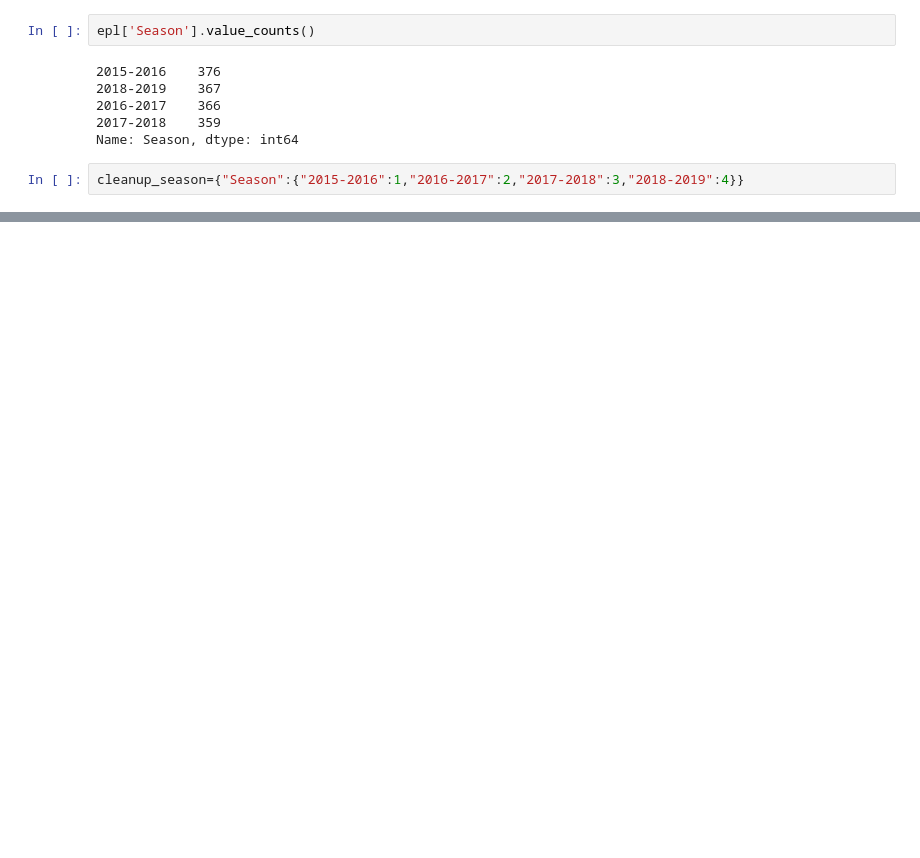
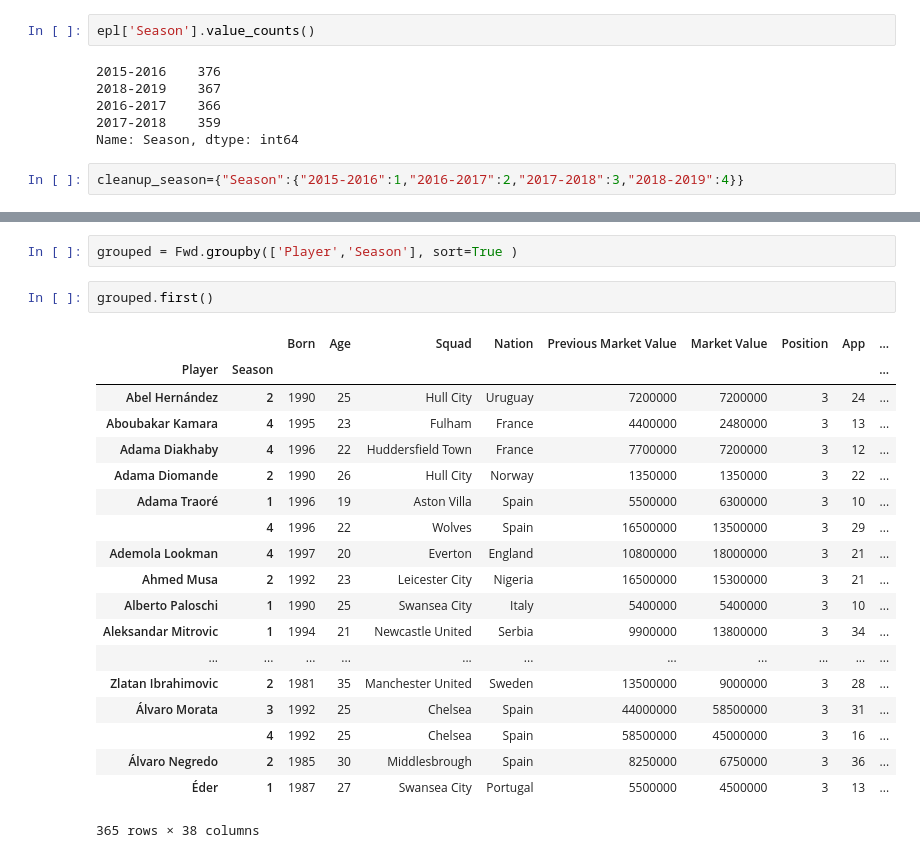
Before and after one commit to Femi-Ogunkola/EPL, a Jupyter notebook: EPL Data Analysis.ipynb, the cells around one changed output, grey strips where cells are left out. Saved outputs shown, nothing was run; the diff lists cells and outputs as text; blank space fills up the shorter version.

```diff
--- a/EPL Data Analysis.ipynb
+++ b/EPL Data Analysis.ipynb
@@ -122,0 +145,24 @@ Name: Squad, dtype: int64
+# %%
+grouped = Fwd.groupby(['Player','Season'], sort=True )
+# %%
+grouped.first()
+# %% [output]
+|  |  | Born | Age | Squad | Nation | Previous Market Value | Market Value | Position | App | ... |
+| Player | Season |  |  |  |  |  |  |  |  | ... |
+| Abel Hernández | 2 | 1990 | 25 | Hull City | Uruguay | 7200000 | 7200000 | 3 | 24 | ... |
+| Aboubakar Kamara | 4 | 1995 | 23 | Fulham | France | 4400000 | 2480000 | 3 | 13 | ... |
+| Adama Diakhaby | 4 | 1996 | 22 | Huddersfield Town | France | 7700000 | 7200000 | 3 | 12 | ... |
+| Adama Diomande | 2 | 1990 | 26 | Hull City | Norway | 1350000 | 1350000 | 3 | 22 | ... |
+| Adama Traoré | 1 | 1996 | 19 | Aston Villa | Spain | 5500000 | 6300000 | 3 | 10 | ... |
+|  | 4 | 1996 | 22 | Wolves | Spain | 16500000 | 13500000 | 3 | 29 | ... |
+| Ademola Lookman | 4 | 1997 | 20 | Everton | England | 10800000 | 18000000 | 3 | 21 | ... |
+| Ahmed Musa | 2 | 1992 | 23 | Leicester City | Nigeria | 16500000 | 15300000 | 3 | 21 | ... |
+| Alberto Paloschi | 1 | 1990 | 25 | Swansea City | Italy | 5400000 | 5400000 | 3 | 10 | ... |
+| Aleksandar Mitrovic | 1 | 1994 | 21 | Newcastle United | Serbia | 9900000 | 13800000 | 3 | 34 | ... |
+| ... | ... | ... | ... | ... | ... | ... | ... | ... | ... | ... |
+| Zlatan Ibrahimovic | 2 | 1981 | 35 | Manchester United | Sweden | 13500000 | 9000000 | 3 | 28 | ... |
+| Álvaro Morata | 3 | 1992 | 25 | Chelsea | Spain | 44000000 | 58500000 | 3 | 31 | ... |
+|  | 4 | 1992 | 25 | Chelsea | Spain | 58500000 | 45000000 | 3 | 16 | ... |
+| Álvaro Negredo | 2 | 1985 | 30 | Middlesbrough | Spain | 8250000 | 6750000 | 3 | 36 | ... |
+| Éder | 1 | 1987 | 27 | Swansea City | Portugal | 5500000 | 4500000 | 3 | 13 | ... |
+365 rows × 38 columns
```
Also changed, not shown: parts of 12 cells of this notebook.
